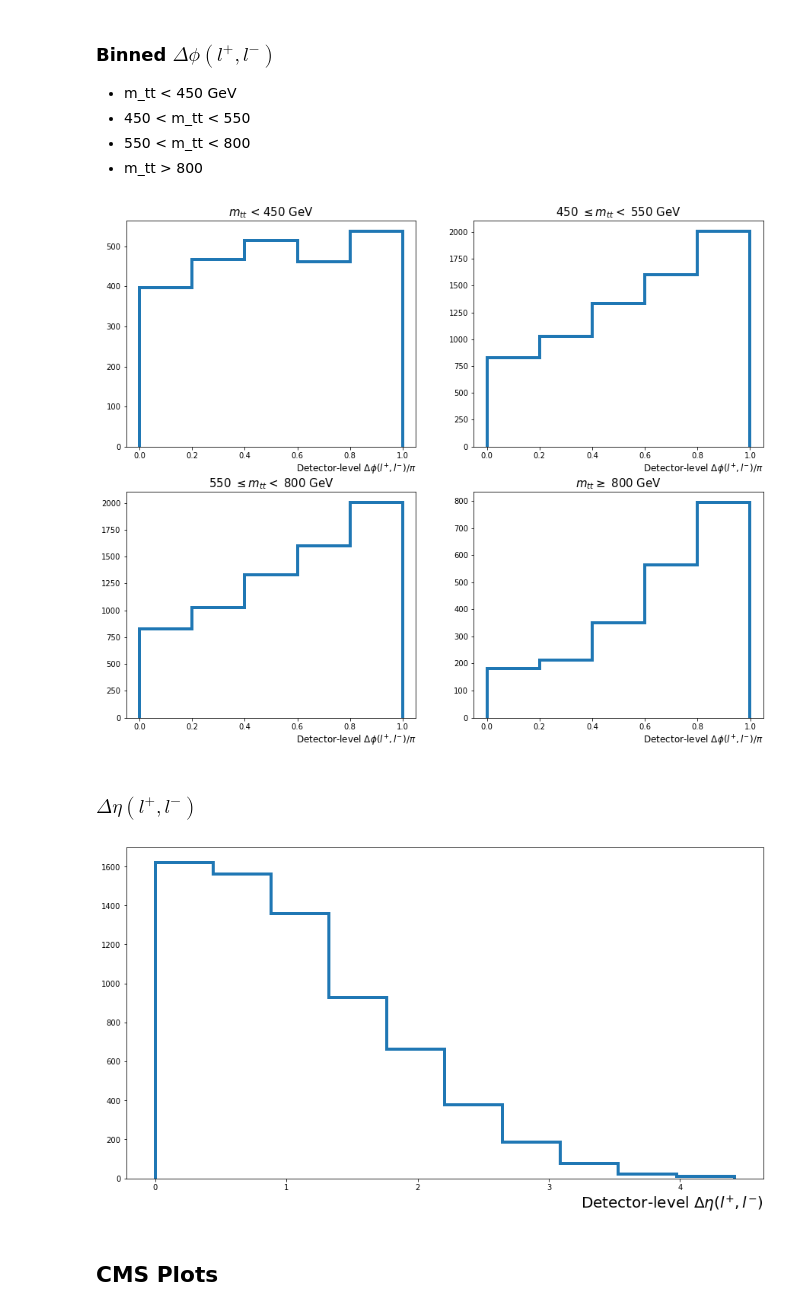
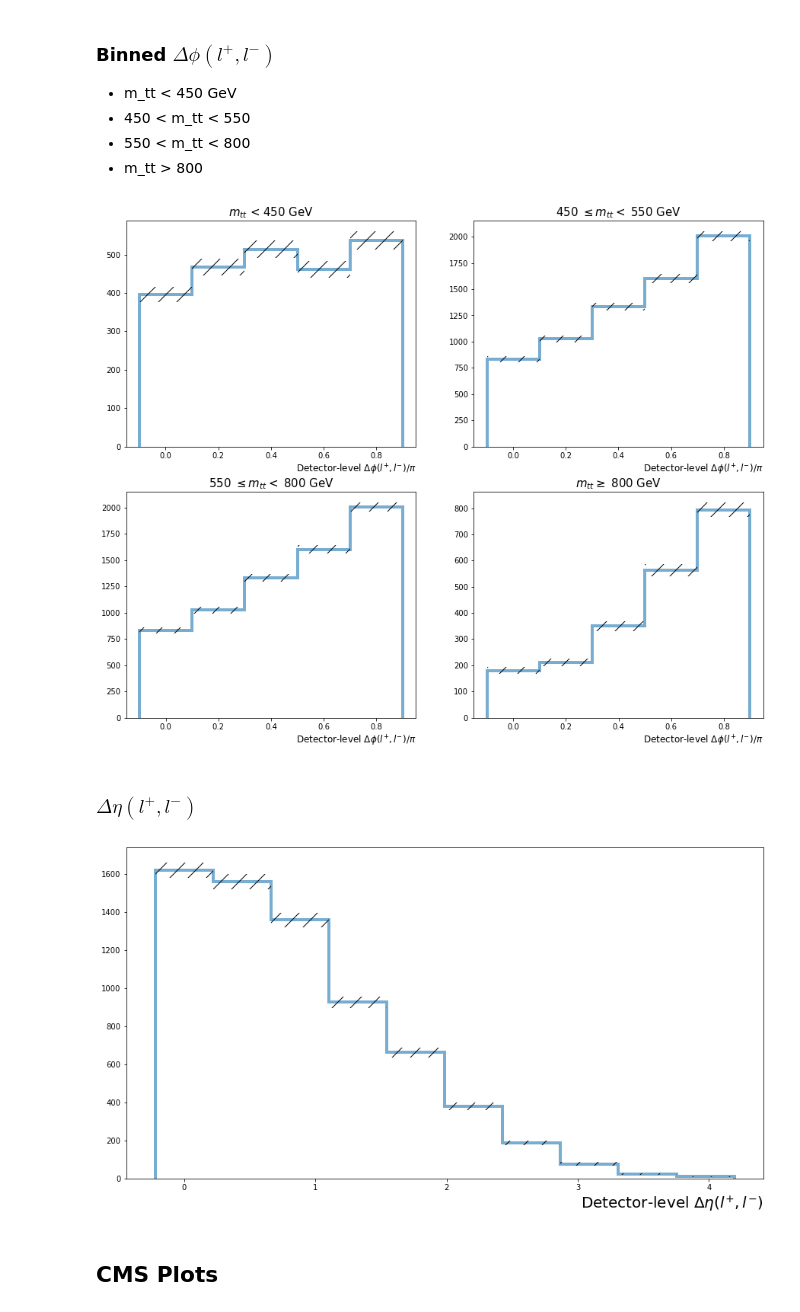
Before and after one commit to cmpatino/optimal-observables, a Jupyter notebook: consistency_checks/Observables.ipynb, the cells around one changed output. Cells and saved outputs as stored; diff of their text form; code cells hidden in the pictures.

```diff
--- a/consistency_checks/Observables.ipynb
+++ b/consistency_checks/Observables.ipynb
@@ -69,33 +70,33 @@ ax.set_xlabel(
 # %%
 masks = {
     "x<450": m_tt < 450,
     "450<x<550": (450 <= m_tt) + (m_tt < 550),
     "550<x<800": (550 <= m_tt) + (m_tt < 800),
     "x>800": m_tt > 800
 }
 
 titles = {
     "x<450": u"$m_{tt}$ < 450 GeV",
     "450<x<550": u"450 $\leq m_{tt} <$ 550 GeV",
     "550<x<800": u"550 $\leq m_{tt} <$ 800 GeV",
     "x>800": u"$m_{tt} \geq$ 800 GeV"
 }
 
 fig, ax = plt.subplots(nrows=2, ncols=2, figsize=(15, 12))
 fig.set_facecolor("white")
 for idx, (name, mask) in enumerate(masks.items()):
     x = idx // 2
     y = idx % 2
-    ax[x, y].hist(dPhi_ll[mask] / np.pi, bins=5, histtype="step", linewidth=4)
+    ax[x, y] = histos.hist_var(dPhi_ll[mask] / np.pi, ax=ax[x, y], bins=5)
     ax[x, y].set_xlabel(
         u"Detector-level $\Delta\phi(l^{+}, l^{-})/\pi$",
         fontsize=12,
         horizontalalignment='right',
         x=1.0
     )
     ax[x, y].set_title(titles[name], fontsize=15)
 # %% [output]
-[figure, old version]
+[figure, new version]
 # %% [markdown]
 ### $\Delta \eta(l^{+}, l^{-})$
 # %%
@@ -105,7 +106,8 @@ dEta_ll = np.abs(eta_l_tbar - eta_l_t).reshape(-1, 1)
 
 fig, ax = plt.subplots(figsize=(15, 8))
 fig.set_facecolor("white")
-ax.hist(dEta_ll, histtype="step", linewidth=4)
+
+ax = histos.hist_var(dEta_ll, ax=ax)
 ax.set_xlabel(
     u"Detector-level $\Delta\eta(l^{+}, l^{-})$",
     fontsize=20,
@@ -113,7 +115,7 @@ ax.set_xlabel(
     x=1.0
 );
 # %% [output]
-[figure, old version]
+[figure, new version]
 # %% [markdown]
 ## CMS Plots
 # %%
```
Also changed, not shown: parts of 3 cells of this notebook, 1 other file.
